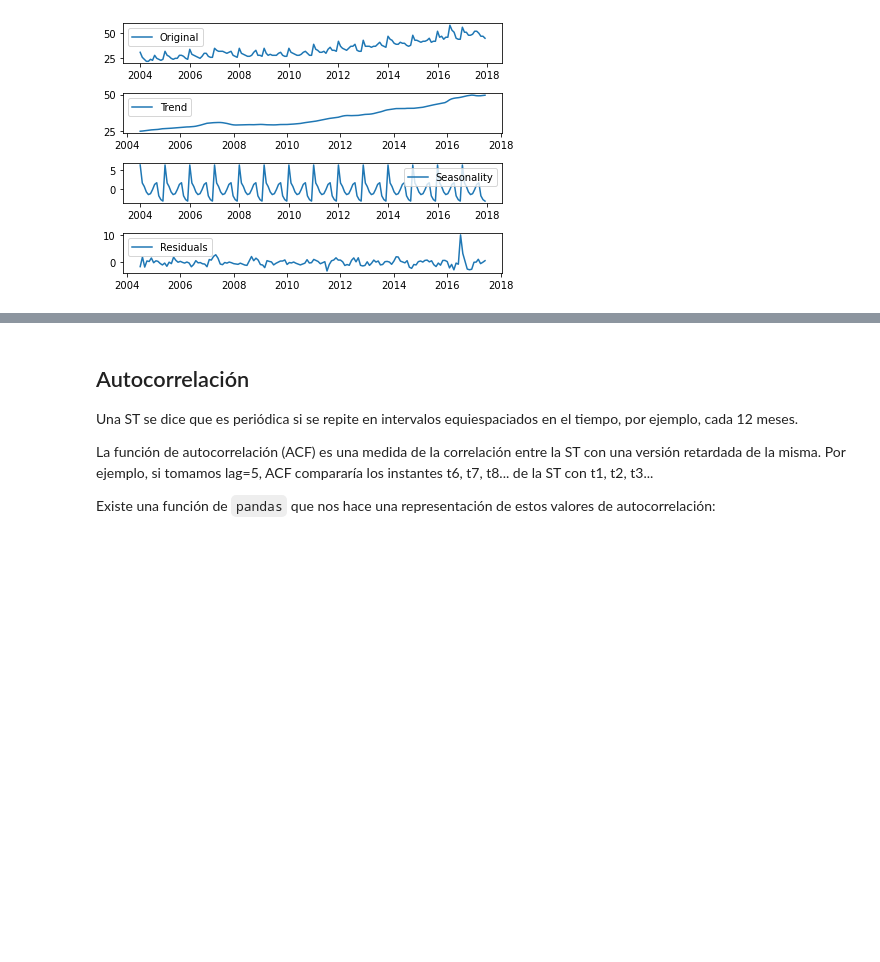
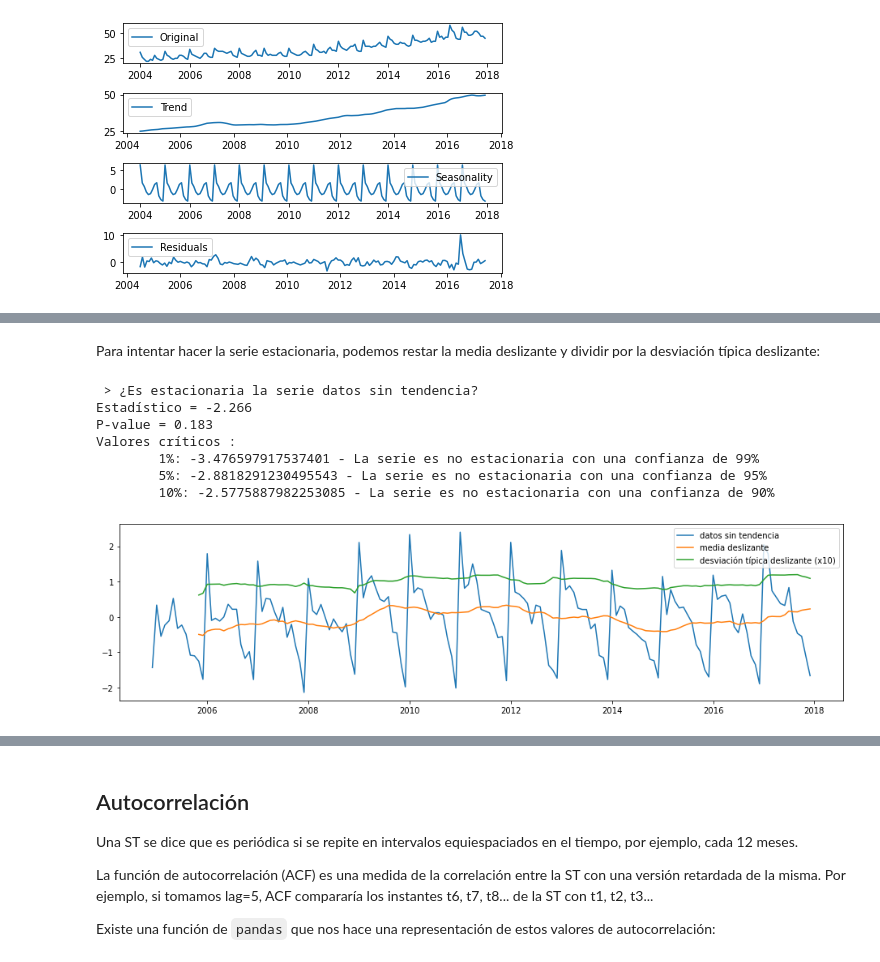
Before and after one commit to ayrna/ap2122, a Jupyter notebook: series-temporales/time_series.ipynb, the cells around one changed output, grey strips where cells are left out. Cells and saved outputs as stored; diff of their text form; code cells hidden in the pictures; blank space fills up the shorter version.

```diff
--- a/series-temporales/time_series.ipynb
+++ b/series-temporales/time_series.ipynb
@@ -335,0 +372,12 @@ plt.tight_layout()
+# %%
+# Augmented Dickey-Fuller Test
+from statsmodels.tsa.stattools import adfuller
+
+def ADF_test(timeseries, dataDesc):
+    print(' > ¿Es estacionaria la serie {}?'.format(dataDesc))
+    dftest = adfuller(timeseries.dropna(), autolag='AIC')
+    print('Estadístico = {:.3f}'.format(dftest[0]))
+    print('P-value = {:.3f}'.format(dftest[1]))
+    print('Valores críticos :')
+    for k, v in dftest[4].items():
+        print('\t{}: {} - La serie es {} estacionaria con una confianza de {}%'.format(k, v, 'no' if v<dftest[0] else '', 100-int(k[:-1])))
@@ -335,0 +394,17 @@ plt.tight_layout()
+# %% [markdown]
+Para intentar hacer la serie estacionaria, podemos restar la media deslizante y dividir por la desviación típica deslizante:
+# %%
+# Eliminar tendencia
+diet_detrend =  (diet - diet.rolling(window=12).mean())/diet.rolling(window=12).std()
+
+test_stationarity(diet_detrend,'datos sin tendencia')
+ADF_test(diet_detrend,'datos sin tendencia')
+# %% [output]
+ > ¿Es estacionaria la serie datos sin tendencia?
+Estadístico = -2.266
+P-value = 0.183
+Valores críticos :
+        1%: -3.476597917537401 - La serie es no estacionaria con una confianza de 99%
+        5%: -2.8818291230495543 - La serie es no estacionaria con una confianza de 95%
+        10%: -2.5775887982253085 - La serie es no estacionaria con una confianza de 90%
+[figure, added]
```
Also changed, not shown: parts of 35 cells of this notebook, 28 other files.
